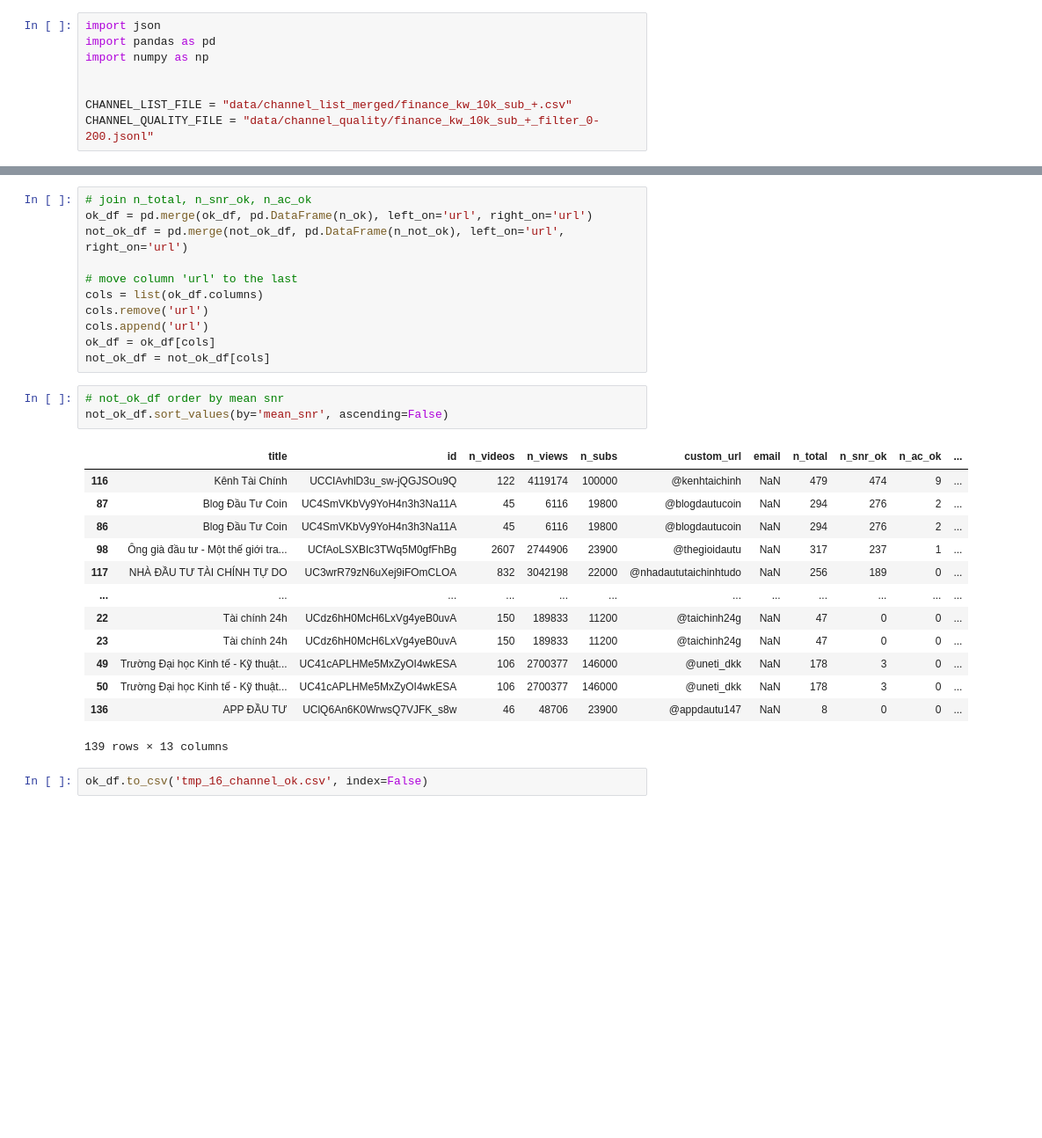
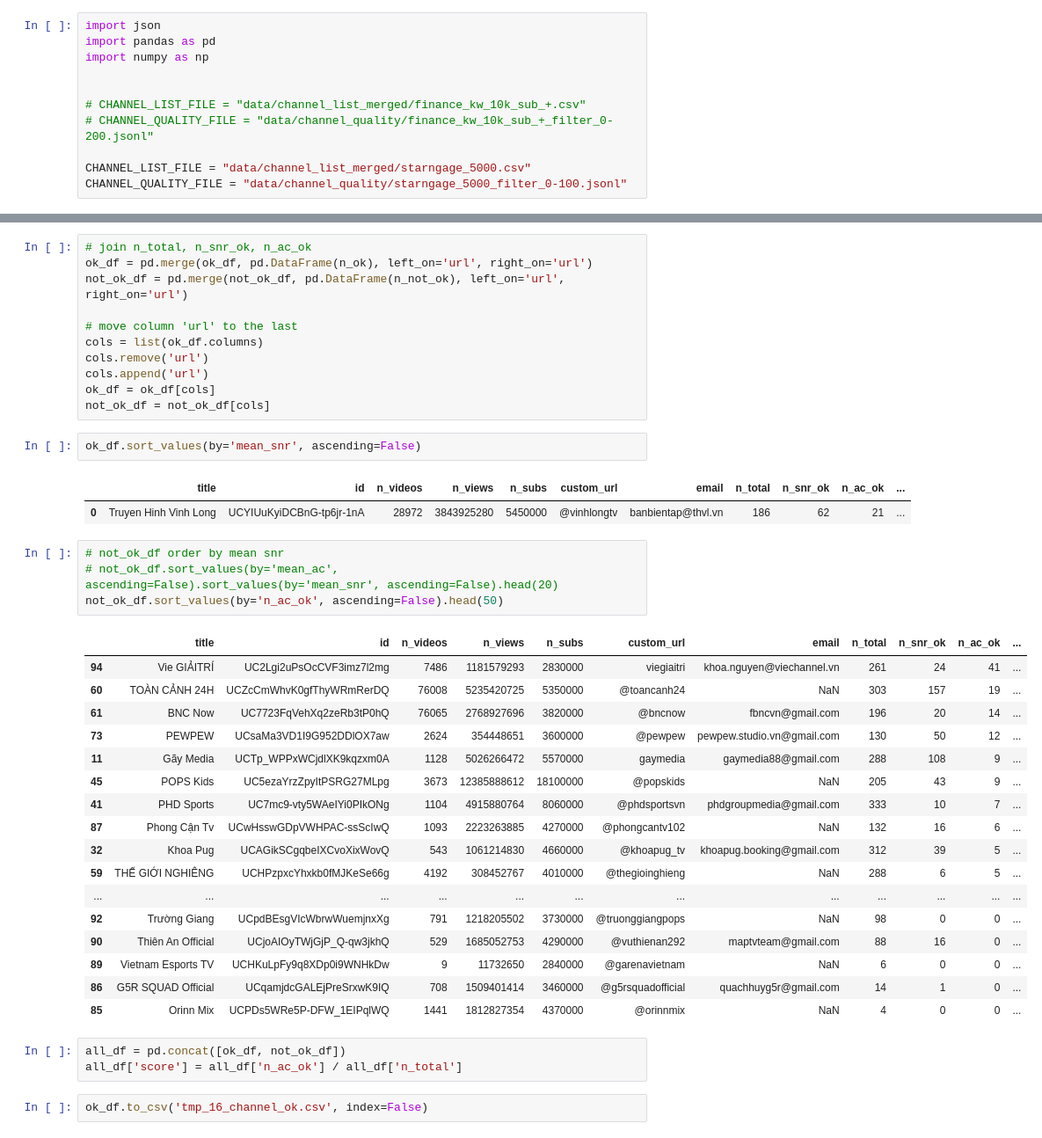
Before and after one commit to hahunavth/SE-data-pipeline, a Jupyter notebook: yt_channel_list_quality_merge.ipynb, the cells around one changed output, grey strips where cells are left out. Shown at 88% size. Drawn from its saved outputs; the diff is of its cells as text; blank space fills up the shorter version.

```diff
--- a/yt_channel_list_quality_merge.ipynb
+++ b/yt_channel_list_quality_merge.ipynb
@@ -6,8 +6,11 @@ import pandas as pd
 import numpy as np
 
 
-CHANNEL_LIST_FILE = "data/channel_list_merged/finance_kw_10k_sub_+.csv"
-CHANNEL_QUALITY_FILE = "data/channel_quality/finance_kw_10k_sub_+_filter_0-200.jsonl"
+# CHANNEL_LIST_FILE = "data/channel_list_merged/finance_kw_10k_sub_+.csv"
+# CHANNEL_QUALITY_FILE = "data/channel_quality/finance_kw_10k_sub_+_filter_0-200.jsonl"
+
+CHANNEL_LIST_FILE = "data/channel_list_merged/starngage_5000.csv"
+CHANNEL_QUALITY_FILE = "data/channel_quality/starngage_5000_filter_0-100.jsonl"
 # %%
 df = pd.read_csv(CHANNEL_LIST_FILE)
 
@@ -89,23 +92,36 @@ cols.remove('url')
 cols.append('url')
 ok_df = ok_df[cols]
 not_ok_df = not_ok_df[cols]
+# %%
+ok_df.sort_values(by='mean_snr', ascending=False)
+# %% [output]
+|  | title | id | n_videos | n_views | n_subs | custom_url | email | n_total | n_snr_ok | n_ac_ok | ... |
+| 0 | Truyen Hinh Vinh Long | UCYIUuKyiDCBnG-tp6jr-1nA | 28972 | 3843925280 | 5450000 | @vinhlongtv | banbientap@thvl.vn | 186 | 62 | 21 | ... |
 # %%
 # not_ok_df order by mean snr
-not_ok_df.sort_values(by='mean_snr', ascending=False)
+# not_ok_df.sort_values(by='mean_ac', ascending=False).sort_values(by='mean_snr', ascending=False).head(20)
+not_ok_df.sort_values(by='n_ac_ok', ascending=False).head(50)
 # %% [output]
 |  | title | id | n_videos | n_views | n_subs | custom_url | email | n_total | n_snr_ok | n_ac_ok | ... |
-| 116 | Kênh Tài Chính | UCCIAvhlD3u_sw-jQGJSOu9Q | 122 | 4119174 | 100000 | @kenhtaichinh | NaN | 479 | 474 | 9 | ... |
-| 87 | Blog Đầu Tư Coin | UC4SmVKbVy9YoH4n3h3Na11A | 45 | 6116 | 19800 | @blogdautucoin | NaN | 294 | 276 | 2 | ... |
-| 86 | Blog Đầu Tư Coin | UC4SmVKbVy9YoH4n3h3Na11A | 45 | 6116 | 19800 | @blogdautucoin | NaN | 294 | 276 | 2 | ... |
-| 98 | Ông già đầu tư - Một thế giới tra... | UCfAoLSXBIc3TWq5M0gfFhBg | 2607 | 2744906 | 23900 | @thegioidautu | NaN | 317 | 237 | 1 | ... |
-| 117 | NHÀ ĐẦU TƯ TÀI CHÍNH TỰ DO | UC3wrR79zN6uXej9iFOmCLOA | 832 | 3042198 | 22000 | @nhadaututaichinhtudo | NaN | 256 | 189 | 0 | ... |
+| 94 | Vie GIẢITRÍ | UC2Lgi2uPsOcCVF3imz7l2mg | 7486 | 1181579293 | 2830000 | viegiaitri | khoa.nguyen@viechannel.vn | 261 | 24 | 41 | ... |
+| 60 | TOÀN CẢNH 24H | UCZcCmWhvK0gfThyWRmRerDQ | 76008 | 5235420725 | 5350000 | @toancanh24 | NaN | 303 | 157 | 19 | ... |
+| 61 | BNC Now | UC7723FqVehXq2zeRb3tP0hQ | 76065 | 2768927696 | 3820000 | @bncnow | fbncvn@gmail.com | 196 | 20 | 14 | ... |
+| 73 | PEWPEW | UCsaMa3VD1I9G952DDlOX7aw | 2624 | 354448651 | 3600000 | @pewpew | pewpew.studio.vn@gmail.com | 130 | 50 | 12 | ... |
+| 11 | Gãy Media | UCTp_WPPxWCjdlXK9kqzxm0A | 1128 | 5026266472 | 5570000 | gaymedia | gaymedia88@gmail.com | 288 | 108 | 9 | ... |
+| 45 | POPS Kids | UC5ezaYrzZpyItPSRG27MLpg | 3673 | 12385888612 | 18100000 | @popskids | NaN | 205 | 43 | 9 | ... |
+| 41 | PHD Sports | UC7mc9-vty5WAeIYi0PIkONg | 1104 | 4915880764 | 8060000 | @phdsportsvn | phdgroupmedia@gmail.com | 333 | 10 | 7 | ... |
+| 87 | Phong Cận Tv | UCwHsswGDpVWHPAC-ssScIwQ | 1093 | 2223263885 | 4270000 | @phongcantv102 | NaN | 132 | 16 | 6 | ... |
+| 32 | Khoa Pug | UCAGikSCgqbeIXCvoXixWovQ | 543 | 1061214830 | 4660000 | @khoapug_tv | khoapug.booking@gmail.com | 312 | 39 | 5 | ... |
+| 59 | THẾ GIỚI NGHIÊNG | UCHPzpxcYhxkb0fMJKeSe66g | 4192 | 308452767 | 4010000 | @thegioinghieng | NaN | 288 | 6 | 5 | ... |
 | ... | ... | ... | ... | ... | ... | ... | ... | ... | ... | ... | ... |
-| 22 | Tài chính 24h | UCdz6hH0McH6LxVg4yeB0uvA | 150 | 189833 | 11200 | @taichinh24g | NaN | 47 | 0 | 0 | ... |
-| 23 | Tài chính 24h | UCdz6hH0McH6LxVg4yeB0uvA | 150 | 189833 | 11200 | @taichinh24g | NaN | 47 | 0 | 0 | ... |
-| 49 | Trường Đại học Kinh tế - Kỹ thuật... | UC41cAPLHMe5MxZyOI4wkESA | 106 | 2700377 | 146000 | @uneti_dkk | NaN | 178 | 3 | 0 | ... |
-| 50 | Trường Đại học Kinh tế - Kỹ thuật... | UC41cAPLHMe5MxZyOI4wkESA | 106 | 2700377 | 146000 | @uneti_dkk | NaN | 178 | 3 | 0 | ... |
-| 136 | APP ĐẦU TƯ | UClQ6An6K0WrwsQ7VJFK_s8w | 46 | 48706 | 23900 | @appdautu147 | NaN | 8 | 0 | 0 | ... |
+| 92 | Trường Giang | UCpdBEsgVIcWbrwWuemjnxXg | 791 | 1218205502 | 3730000 | @truonggiangpops | NaN | 98 | 0 | 0 | ... |
+| 90 | Thiên An Official | UCjoAIOyTWjGjP_Q-qw3jkhQ | 529 | 1685052753 | 4290000 | @vuthienan292 | maptvteam@gmail.com | 88 | 16 | 0 | ... |
+| 89 | Vietnam Esports TV | UCHKuLpFy9q8XDp0i9WNHkDw | 9 | 11732650 | 2840000 | @garenavietnam | NaN | 6 | 0 | 0 | ... |
+| 86 | G5R SQUAD Official | UCqamjdcGALEjPreSrxwK9IQ | 708 | 1509401414 | 3460000 | @g5rsquadofficial | quachhuyg5r@gmail.com | 14 | 1 | 0 | ... |
+| 85 | Orinn Mix | UCPDs5WRe5P-DFW_1EIPqlWQ | 1441 | 1812827354 | 4370000 | @orinnmix | NaN | 4 | 0 | 0 | ... |
-139 rows × 13 columns
+# %%
+all_df = pd.concat([ok_df, not_ok_df])
+all_df['score'] = all_df['n_ac_ok'] / all_df['n_total']
 # %%
 ok_df.to_csv('tmp_16_channel_ok.csv', index=False)
 # %%
```
Also changed, not shown: parts of 4 cells of this notebook, 12 other files.
